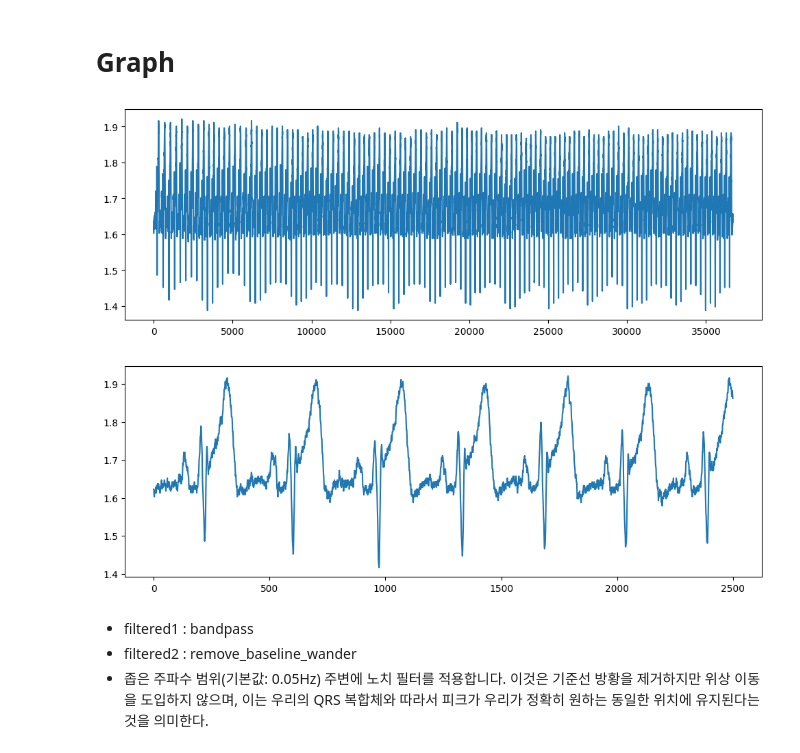
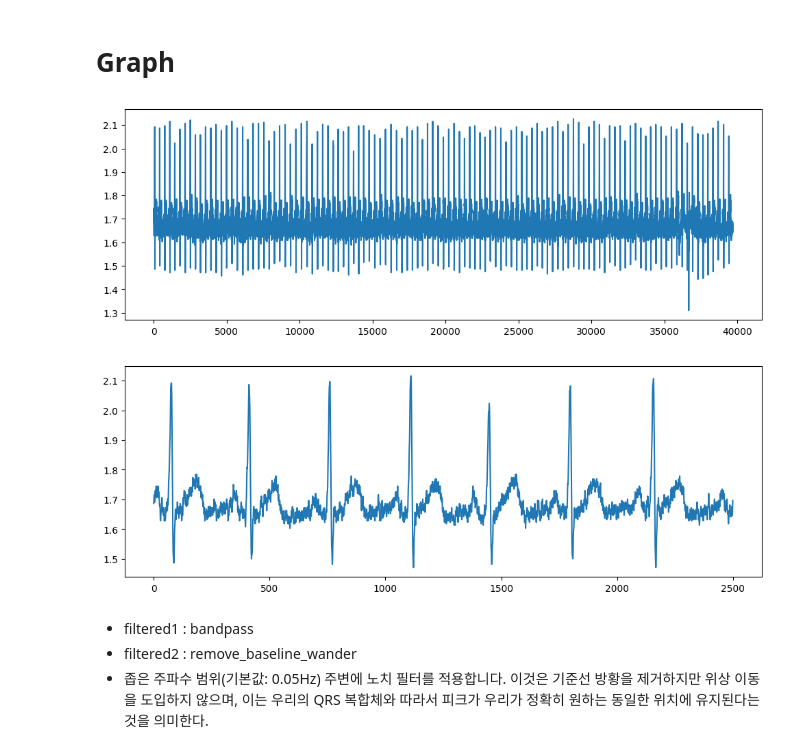
Before and after one commit to GaYoung0420/uxanalytics, a Jupyter notebook: ECG_Analysis_summary.ipynb, the cells around one changed output. Drawn from its saved outputs; the diff is of its cells as text; code cells hidden in the pictures.

```diff
--- a/ECG_Analysis_summary.ipynb
+++ b/ECG_Analysis_summary.ipynb
@@ -26,65 +26,34 @@ def analysis(index,prototype):
     file_ =pd.read_csv(file)
     data = file_["Num1"]
 
-    #banpass filltering
-    # filtered = hp.filter_signal(data, cutoff = [0.1,100], sample_rate = fs, filtertype='bandpass')
-    # filtered = hp.filter_signal(data, cutoff = 0.05, sample_rate = fs, filtertype='notch')
     filtered = hp.remove_baseline_wander(data, fs)
-
-    #resample the data.
-    # Usually 2, 4, or 6 times is enough depending on original sampling rate
-    # resampled_data = resample(filtered, len(filtered) * 2)
-
-    #And run the analysis again. Don't forget to up the sample rate as well!
     working_data, m = hp.process(hp.scale_data(filtered), fs,calc_freq=True)
-
-    # try:
-    #     print("remove_baseline_wander")
-    #     filtered = hp.remove_baseline_wander(data, fs)
-    #     working_data, m = hp.process(hp.scale_data(filtered), fs,calc_freq=True)
-    # if index == "3":
-    #     print("bandpass")
-    #     filtered = hp.filter_signal(data, cutoff = [0.1,100], sample_rate = fs, filtertype='bandpass')
-    #     working_data, m = hp.process(hp.scale_data(filtered), fs,calc_freq=True)
-
 
     bpm = m['bpm']
     sdnn = m['sdnn']
-    sdsd = m['sdsd']
     rmssd = m['rmssd']
-    vlf = m['vlf']
     lf = m['lf']
     hf = m['hf']
     lf_hf = m['lf/hf']
-    p_total = m['p_total']
-
     if index == '1':
         result = {
             'index' : [index],
             'bpm' : [bpm],
             'sdnn' : [sdnn],
-            'sdsd' : [sdsd],
             'rmssd' : [rmssd],
-            'vlf' : [vlf],
             'lf' : [lf],
             'hf' : [hf],
             'lf/hf' : [lf_hf],
-            'p_total' : [p_total]
         }
         result_df = pd.DataFrame(result)
     else:
-        result_df.loc[len(result_df)] = [index,bpm,sdnn,sdsd,rmssd,vlf,lf,hf,lf_hf, p_total]
-
-
-    #display computed measures
-    # for measure in m.keys():
-    #     print('%s: %f' %(measure, m[measure]))
+        result_df.loc[len(result_df)] = [index,bpm,sdnn,rmssd,lf,hf,lf_hf]
 # %%
 # analysis("1","base")
 
 # print(result_df)
 # %%
-prototype = 'CaseA'
+prototype = 'CaseB'
 
 for i in range(1,13):
     if i!= 3:
@@ -164,12 +133,12 @@ def graph(index, prototype):
     plt.plot(data[0:2500])
     plt.show()
 # %%
-index_='12'
+index_='1'
 prototype_ ='base'
 graph(index_,prototype_)
 # %% [output]
-[figure, old version]
+[figure, new version]
-[figure, old version]
+[figure, new version]
 # %% [markdown]
 * filtered1 : bandpass
 * filtered2 : remove_baseline_wander
```
Also changed, not shown: parts of 2 cells of this notebook, 6 other files.
